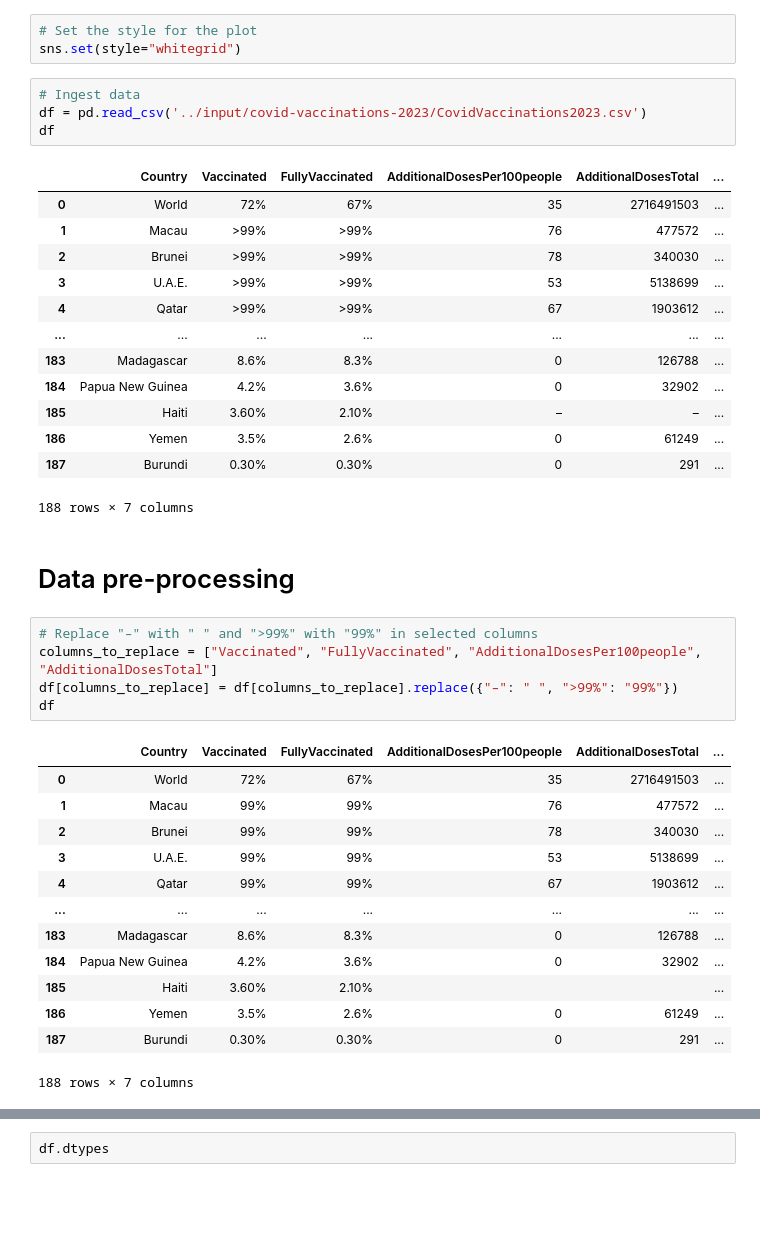
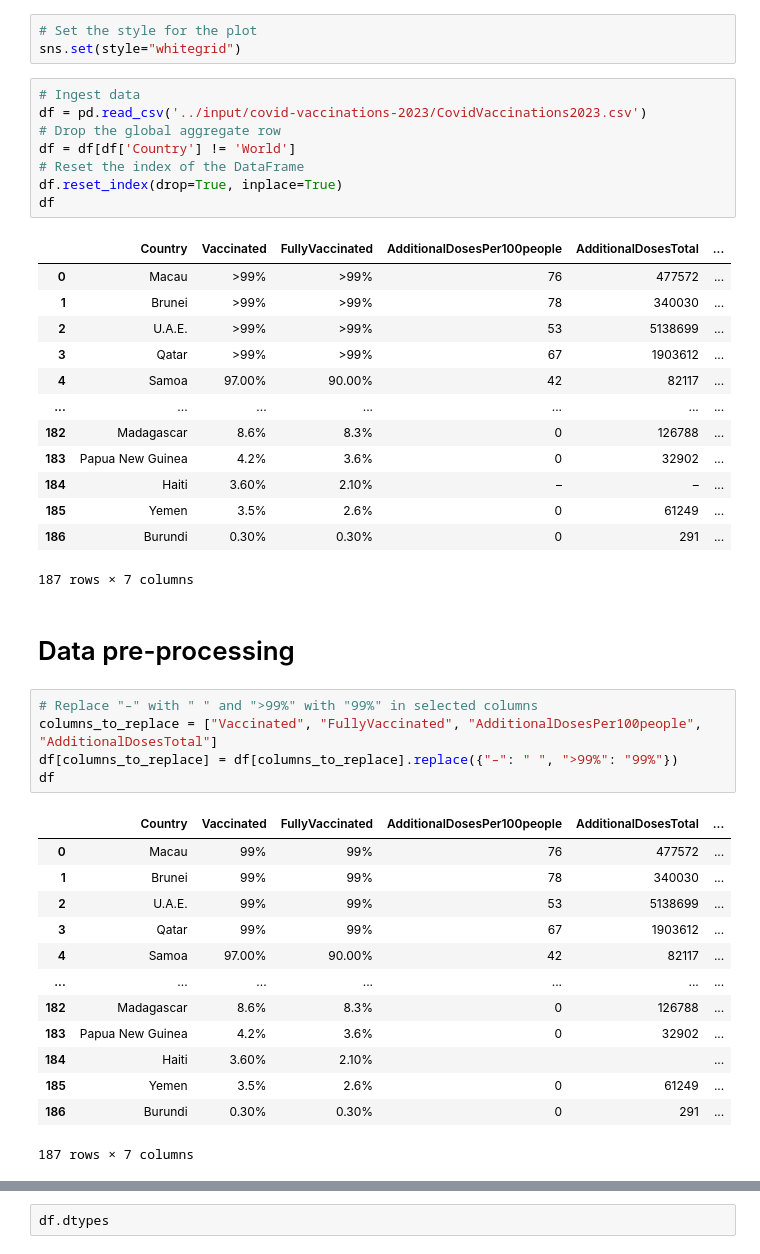
Before and after one commit to masud90/COVID-vacs-in-2023, a Jupyter notebook: state-of-covid-vaccinations-in-2023.ipynb, the cells around one changed output, grey strips where cells are left out. Drawn from its saved outputs; the diff is of its cells as text; blank space fills up the shorter version.

```diff
--- a/state-of-covid-vaccinations-in-2023.ipynb
+++ b/state-of-covid-vaccinations-in-2023.ipynb
@@ -13,21 +13,25 @@ sns.set(style="whitegrid")
 # %%
 # Ingest data
 df = pd.read_csv('../input/covid-vaccinations-2023/CovidVaccinations2023.csv')
+# Drop the global aggregate row
+df = df[df['Country'] != 'World']
+# Reset the index of the DataFrame
+df.reset_index(drop=True, inplace=True)
 df
 # %% [output]
 |  | Country | Vaccinated | FullyVaccinated | AdditionalDosesPer100people | AdditionalDosesTotal | ... |
-| 0 | World | 72% | 67% | 35 | 2716491503 | ... |
-| 1 | Macau | >99% | >99% | 76 | 477572 | ... |
-| 2 | Brunei | >99% | >99% | 78 | 340030 | ... |
-| 3 | U.A.E. | >99% | >99% | 53 | 5138699 | ... |
-| 4 | Qatar | >99% | >99% | 67 | 1903612 | ... |
+| 0 | Macau | >99% | >99% | 76 | 477572 | ... |
+| 1 | Brunei | >99% | >99% | 78 | 340030 | ... |
+| 2 | U.A.E. | >99% | >99% | 53 | 5138699 | ... |
+| 3 | Qatar | >99% | >99% | 67 | 1903612 | ... |
+| 4 | Samoa | 97.00% | 90.00% | 42 | 82117 | ... |
 | ... | ... | ... | ... | ... | ... | ... |
-| 183 | Madagascar | 8.6% | 8.3% | 0 | 126788 | ... |
-| 184 | Papua New Guinea | 4.2% | 3.6% | 0 | 32902 | ... |
-| 185 | Haiti | 3.60% | 2.10% | – | – | ... |
-| 186 | Yemen | 3.5% | 2.6% | 0 | 61249 | ... |
-| 187 | Burundi | 0.30% | 0.30% | 0 | 291 | ... |
+| 182 | Madagascar | 8.6% | 8.3% | 0 | 126788 | ... |
+| 183 | Papua New Guinea | 4.2% | 3.6% | 0 | 32902 | ... |
+| 184 | Haiti | 3.60% | 2.10% | – | – | ... |
+| 185 | Yemen | 3.5% | 2.6% | 0 | 61249 | ... |
+| 186 | Burundi | 0.30% | 0.30% | 0 | 291 | ... |
-188 rows × 7 columns
+187 rows × 7 columns
 # %% [markdown]
 # Data pre-processing
 # %%
@@ -37,18 +41,18 @@ df[columns_to_replace] = df[columns_to_replace].replace({"–": " ", ">99%": "99
 df
 # %% [output]
 |  | Country | Vaccinated | FullyVaccinated | AdditionalDosesPer100people | AdditionalDosesTotal | ... |
-| 0 | World | 72% | 67% | 35 | 2716491503 | ... |
-| 1 | Macau | 99% | 99% | 76 | 477572 | ... |
-| 2 | Brunei | 99% | 99% | 78 | 340030 | ... |
-| 3 | U.A.E. | 99% | 99% | 53 | 5138699 | ... |
-| 4 | Qatar | 99% | 99% | 67 | 1903612 | ... |
+| 0 | Macau | 99% | 99% | 76 | 477572 | ... |
+| 1 | Brunei | 99% | 99% | 78 | 340030 | ... |
+| 2 | U.A.E. | 99% | 99% | 53 | 5138699 | ... |
+| 3 | Qatar | 99% | 99% | 67 | 1903612 | ... |
+| 4 | Samoa | 97.00% | 90.00% | 42 | 82117 | ... |
 | ... | ... | ... | ... | ... | ... | ... |
-| 183 | Madagascar | 8.6% | 8.3% | 0 | 126788 | ... |
-| 184 | Papua New Guinea | 4.2% | 3.6% | 0 | 32902 | ... |
-| 185 | Haiti | 3.60% | 2.10% |  |  | ... |
-| 186 | Yemen | 3.5% | 2.6% | 0 | 61249 | ... |
-| 187 | Burundi | 0.30% | 0.30% | 0 | 291 | ... |
+| 182 | Madagascar | 8.6% | 8.3% | 0 | 126788 | ... |
+| 183 | Papua New Guinea | 4.2% | 3.6% | 0 | 32902 | ... |
+| 184 | Haiti | 3.60% | 2.10% |  |  | ... |
+| 185 | Yemen | 3.5% | 2.6% | 0 | 61249 | ... |
+| 186 | Burundi | 0.30% | 0.30% | 0 | 291 | ... |
-188 rows × 7 columns
+187 rows × 7 columns
 # %%
 # Split columns containing percentage values, remove "%" and convert to numeric
 percentage_columns = ["Vaccinated", "FullyVaccinated"]
```
Also changed, not shown: parts of 9 cells of this notebook.
